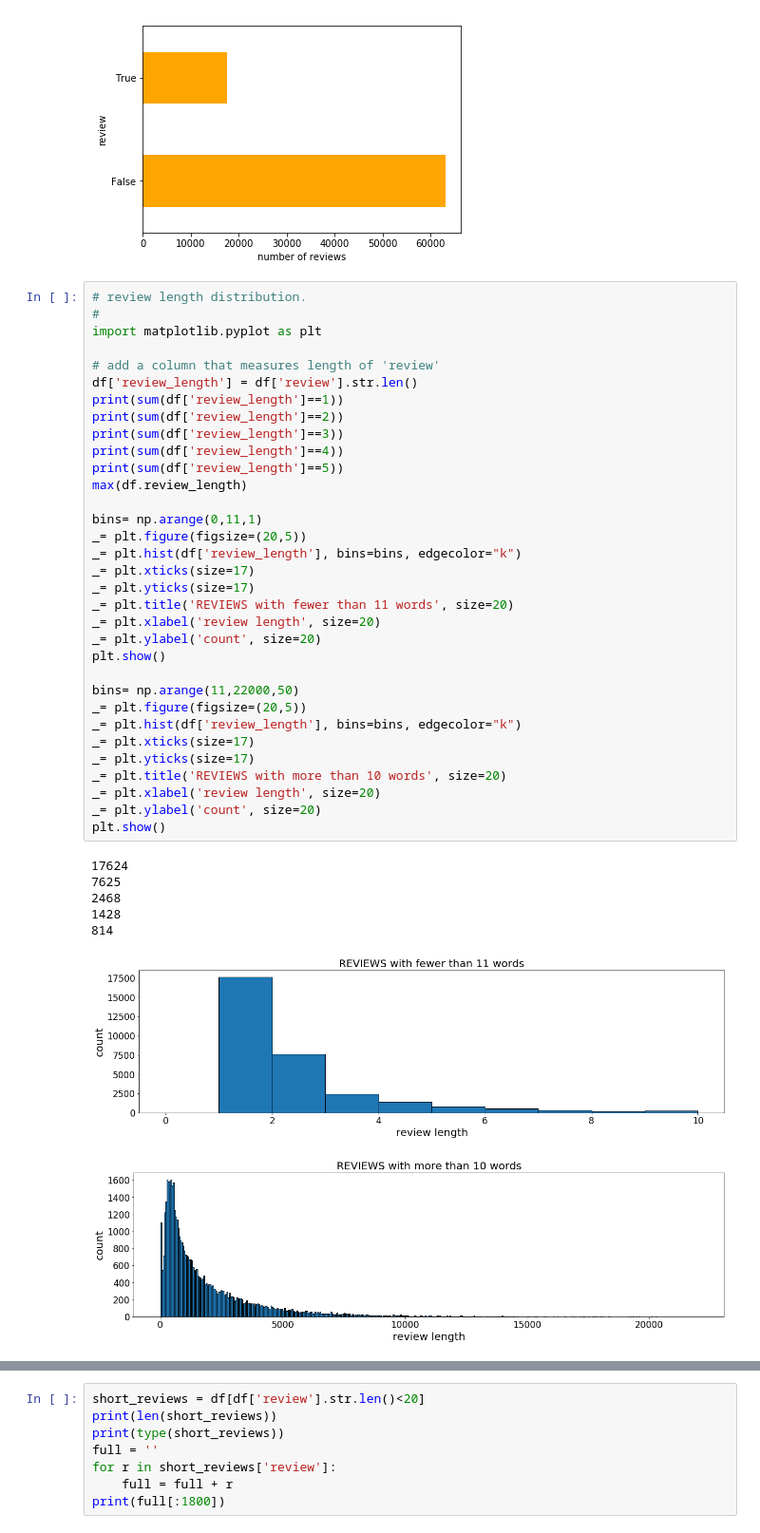
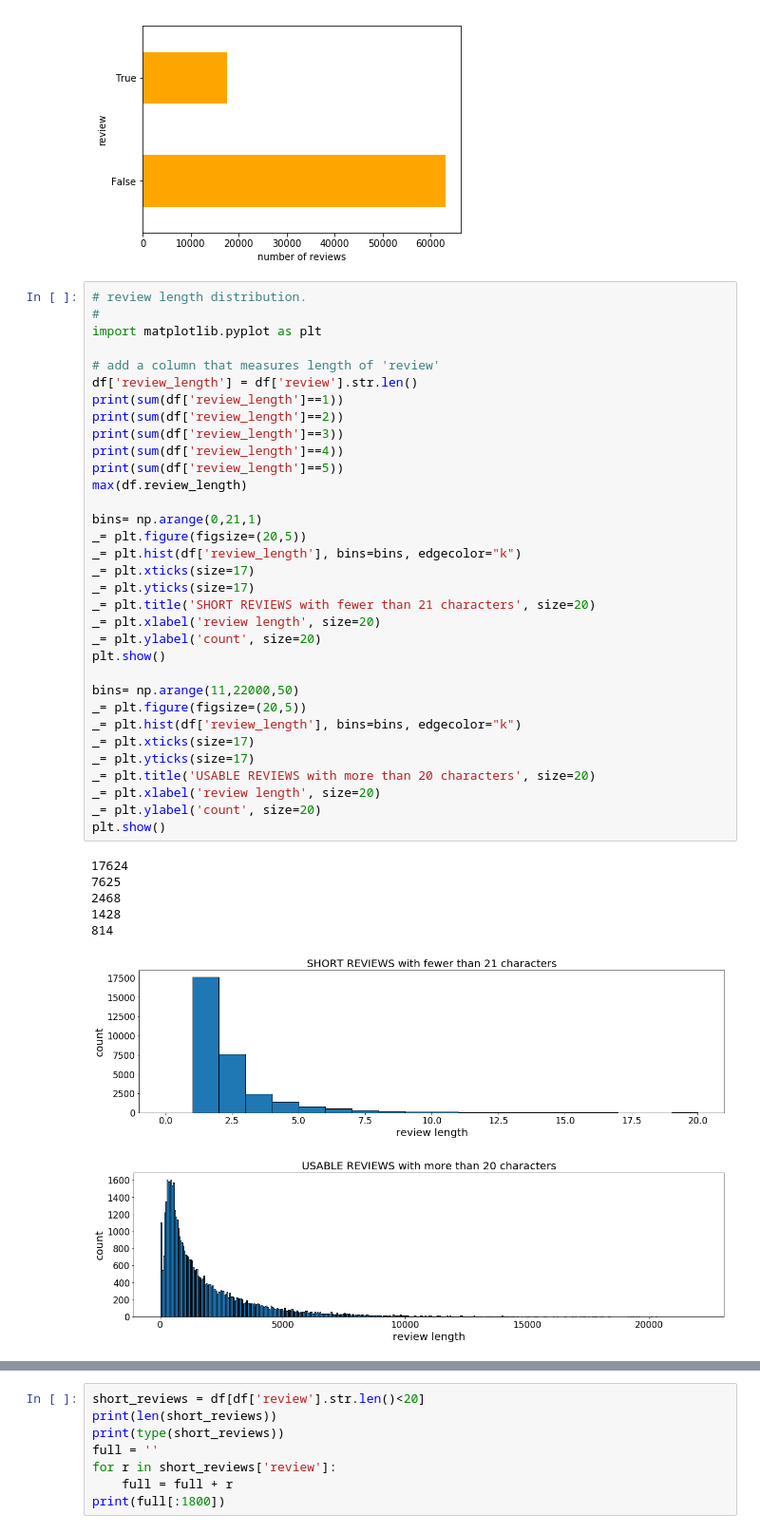
Before and after one commit to misterhappy2/beer, a Jupyter notebook: EDA.ipynb, the cells around one changed output, grey strips where cells are left out. Shown at 95% size. Drawn from its saved outputs; the diff is of its cells as text.

Commit message:
word length chart

```diff
--- a/EDA.ipynb
+++ b/EDA.ipynb
@@ -84,35 +84,35 @@ import matplotlib.pyplot as plt
 df['review_length'] = df['review'].str.len()
 print(sum(df['review_length']==1))
 print(sum(df['review_length']==2))
 print(sum(df['review_length']==3))
 print(sum(df['review_length']==4))
 print(sum(df['review_length']==5))
 max(df.review_length)
 
-bins= np.arange(0,11,1)
+bins= np.arange(0,21,1)
 _= plt.figure(figsize=(20,5))
 _= plt.hist(df['review_length'], bins=bins, edgecolor="k")
 _= plt.xticks(size=17)
 _= plt.yticks(size=17)
-_= plt.title('REVIEWS with fewer than 11 words', size=20)
+_= plt.title('SHORT REVIEWS with fewer than 21 characters', size=20)
 _= plt.xlabel('review length', size=20)
 _= plt.ylabel('count', size=20)
 plt.show()
 
 bins= np.arange(11,22000,50)
 _= plt.figure(figsize=(20,5))
 _= plt.hist(df['review_length'], bins=bins, edgecolor="k")
 _= plt.xticks(size=17)
 _= plt.yticks(size=17)
-_= plt.title('REVIEWS with more than 10 words', size=20)
+_= plt.title('USABLE REVIEWS with more than 20 characters', size=20)
 _= plt.xlabel('review length', size=20)
 _= plt.ylabel('count', size=20)
 plt.show()
 # %% [output]
 17624
 7625
 2468
 1428
 814
-[figure, old version]
+[figure, new version]
-[figure, old version]
+[figure, new version]
```
Also changed, not shown: parts of 3 cells of this notebook.
